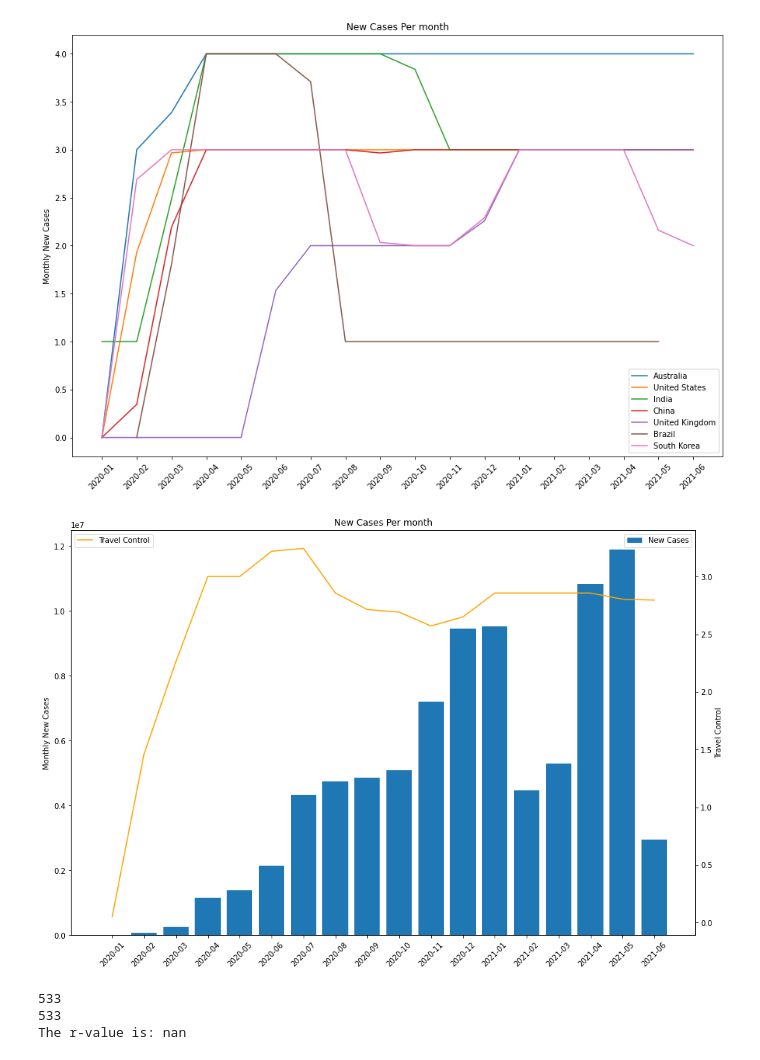
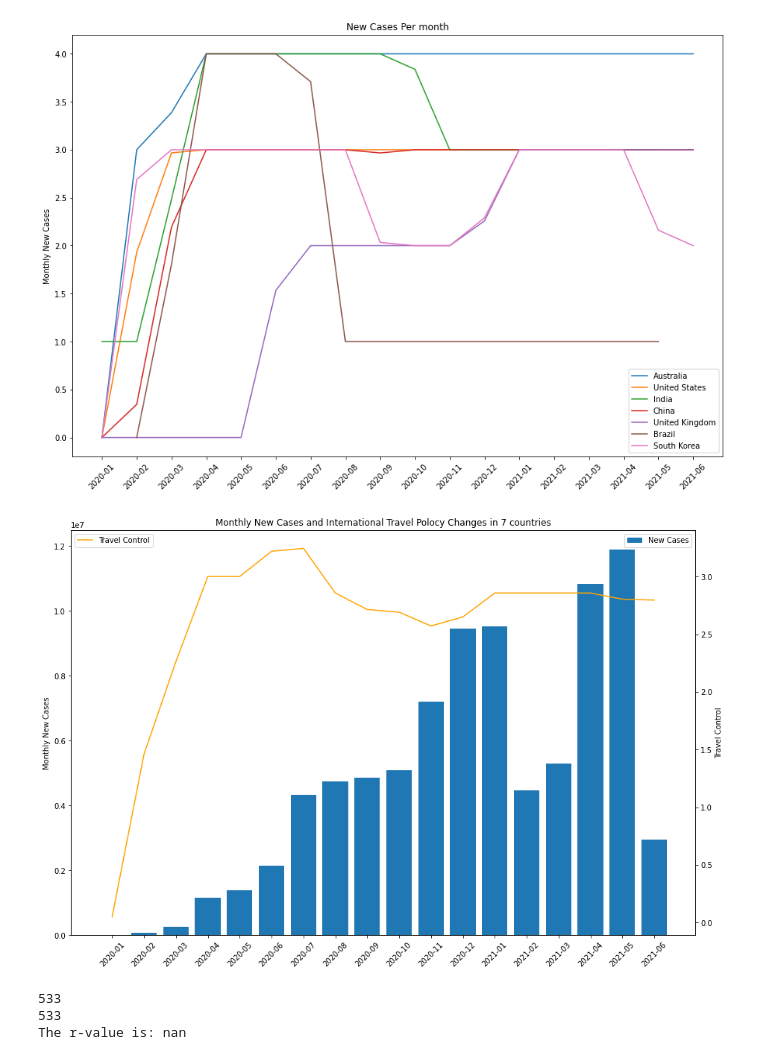
Before and after one commit to nithiyasuresh/Project-1-Covid-PolicyChangesAnalysis, a Jupyter notebook: covid-travel/international-travel.ipynb, the cells around one changed output. Cells and saved outputs as stored; diff of their text form; code cells hidden in the pictures.

```diff
--- a/covid-travel/international-travel.ipynb
+++ b/covid-travel/international-travel.ipynb
@@ -188,14 +188,16 @@ plt.show()
 [figure]
 # %%
 fig,ax = plt.subplots(figsize=(15,10))
-
+total_case = 0
 for country in countries:
     monthly_new_cases = country_df[(country_df["location"] == country)].groupby(['month_year'])['new_cases'].sum()
     travel_policies = country_df[(country_df["location"] == country)].groupby(['month_year'])['international_travel_controls'].mean()
-
+    total_case += monthly_new_cases
     ax.set_ylabel("Monthly New Cases")
     ax.plot(monthly_new_cases, label = country)
 
+print(total_case)
+print(total_case.sum())
 ax.set_ylabel('Monthly New Cases')
 ax.set_title('New Cases Per month')
 ax.legend()
@@ -224,24 +243,24 @@ plt.show()
 # %%
 fig,ax = plt.subplots(figsize=(15,10))
 
 ax.bar(country_df[(country_df["location"] == country)]['month_year'].unique(), monthly_new_case, label = "Total New Cases")
 
 
 ax.set_ylabel('Monthly New Cases')
-ax.set_title('New Cases Per month')
+ax.set_title('Monthly New Cases and International Travel Polocy Changes in 7 countries')
 plt.xticks(rotation=45)
 
 ax2=ax.twinx()
 ax2.plot(avg_travel_control_selcted, color="orange")
 ax2.set_ylabel("Travel Control")
 legend = ax.legend(["New Cases"], loc='upper right')
 legend2 = ax2.legend(["Travel Control"], loc='upper left')
 
 
 plt.savefig("output/new_cases_and_travel_control.png")
 plt.show()
 # %% [output]
-[figure, old version]
+[figure, new version]
 # %%
 def run_linear_regress(x_values, y_values, title, xlable, ylabel, x_ann, y_ann):
     (slope, intercept, rvalue, pvalue, stderr) = linregress(x_values, y_values)
```
Also changed, not shown: parts of 1 cell of this notebook, 1 other file.
